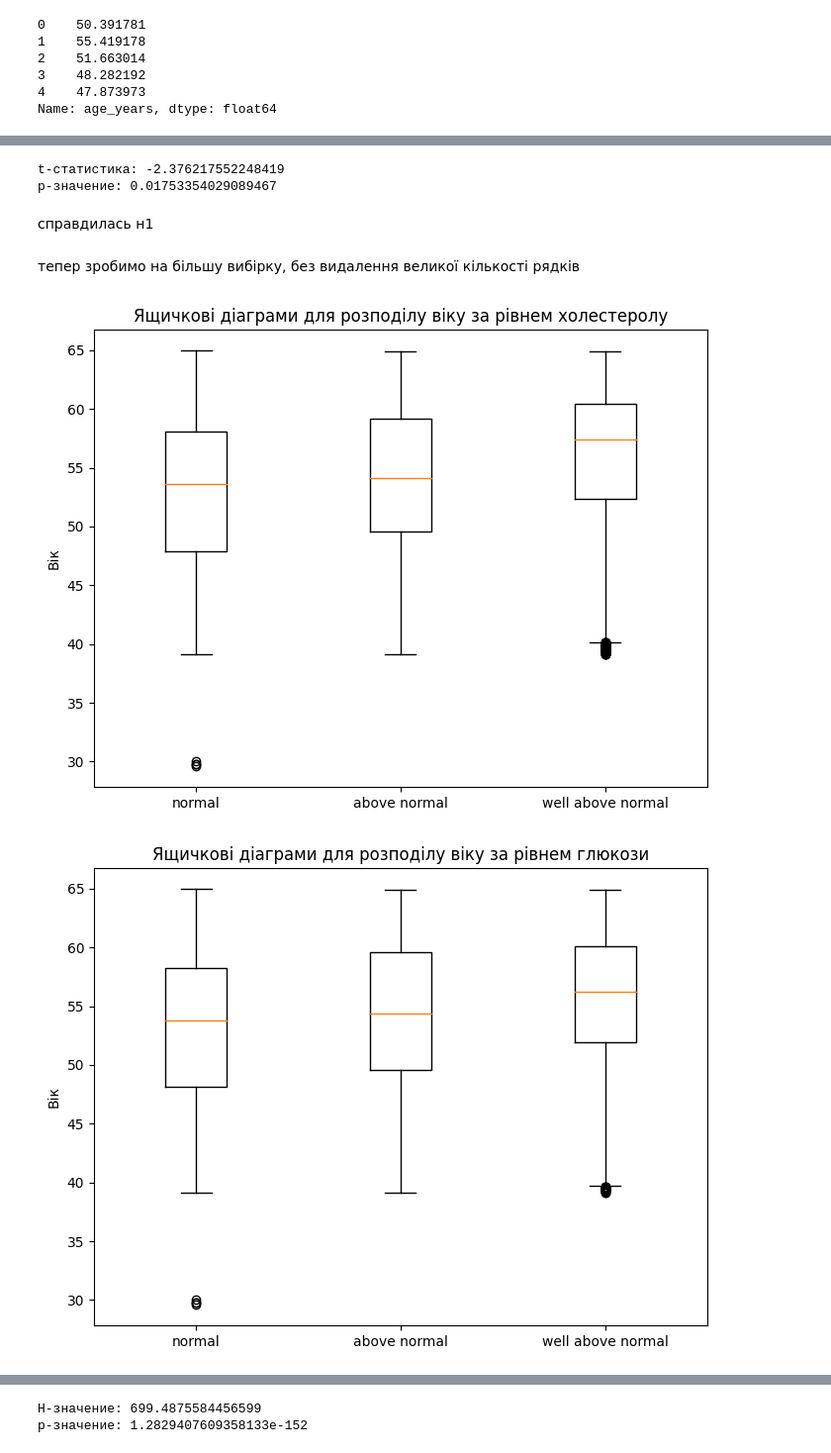
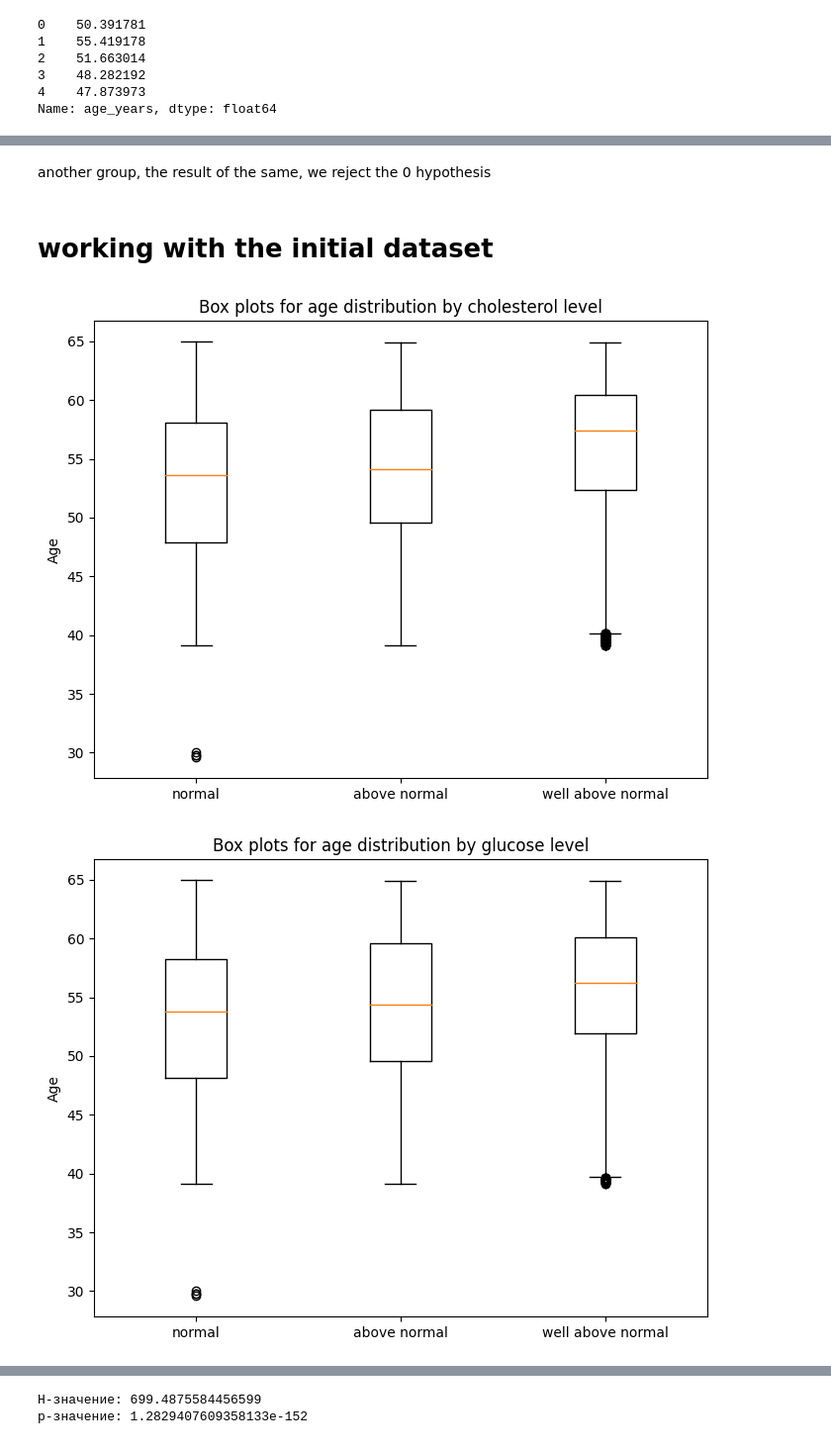
Before and after one commit to AKupriichuk/pr_Medical_Data_Visualizer, a Jupyter notebook: medproject.ipynb, the cells around one changed output, grey strips where cells are left out. Shown at 99% size. Drawn from its saved outputs; the diff is of its cells as text; code cells hidden in the pictures.

```diff
--- a/medproject.ipynb
+++ b/medproject.ipynb
@@ -336,45 +297,35 @@ p-значение: 4.1756452852340825e-12
-# %%
-from scipy.stats import ttest_ind
-
-t_statistic, p_value = ttest_ind(ch1['age_years'], ch2['age_years'])
-
-print("t-статистика:", t_statistic)
-print("p-значение:", p_value)
-# %% [output]
-t-статистика: -2.376217552248419
-p-значение: 0.01753354029089467
-# %% [markdown]
-справдилась н1
-# %% [markdown]
-тепер зробимо на більшу вибірку, без видалення великої кількості рядків
+# %% [markdown]
+another group, the result of the same, we reject the 0 hypothesis
+# %% [markdown]
+# working with the initial dataset
 # %%
-# Розділення на групи за категорією "холестерол"
+# Division into groups by "cholesterol" category
 ch1 = df[df["cholesterol"] == 1]
 ch2 = df[df["cholesterol"] == 2]
 ch3 = df[df["cholesterol"] == 3]
 
-# Розділення на групи за категорією "глюкоза"
+# Division into groups by "glucose" category
 g1 = df[df["gluc"] == 1]
 g2 = df[df["gluc"] == 2]
 g3 = df[df["gluc"] == 3]
 
-# Створення списків для ящичкових діаграм
+# Creating lists for box plots
 groups_ch = [ch1['age_years'], ch2['age_years'], ch3['age_years']]
 groups_g = [g1['age_years'], g2['age_years'], g3['age_years']]
 
-# Побудова ящичкових діаграм
+# Construction of box plots
 
 plt.figure(figsize=(8, 6))
 plt.boxplot(groups_ch, labels=['normal', 'above normal', 'well above normal'])
-plt.title("Ящичкові діаграми для розподілу віку за рівнем холестеролу")
-plt.ylabel("Вік")
+plt.title("Box plots for age distribution by cholesterol level")
+plt.ylabel("Age")
 plt.show()
 
 plt.figure(figsize=(8, 6))
 plt.boxplot(groups_g, labels=['normal', 'above normal', 'well above normal'])
-plt.title("Ящичкові діаграми для розподілу віку за рівнем глюкози")
-plt.ylabel("Вік")
+plt.title("Box plots for age distribution by glucose level")
+plt.ylabel("Age")
 plt.show()
 # %% [output]
-[figure, old version]
+[figure, new version]
-[figure, old version]
+[figure, new version]
```
Also changed, not shown: parts of 64 cells of this notebook.
